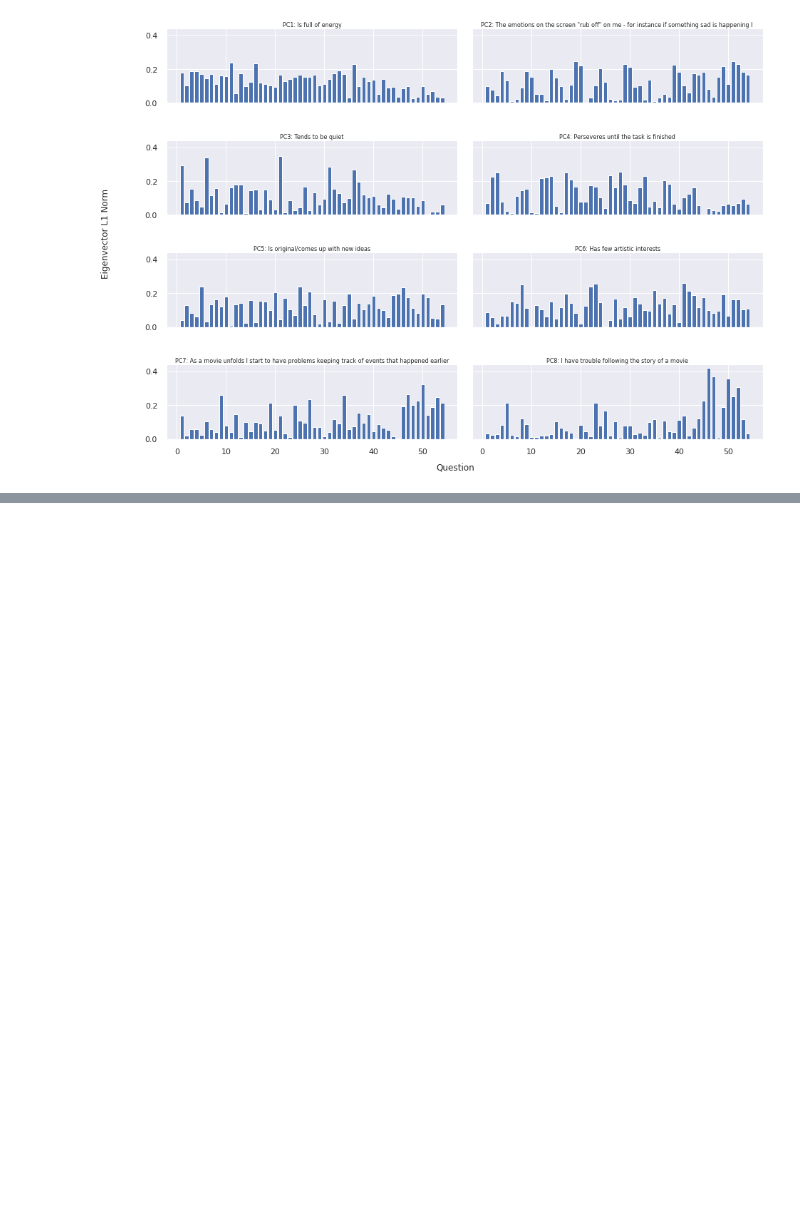
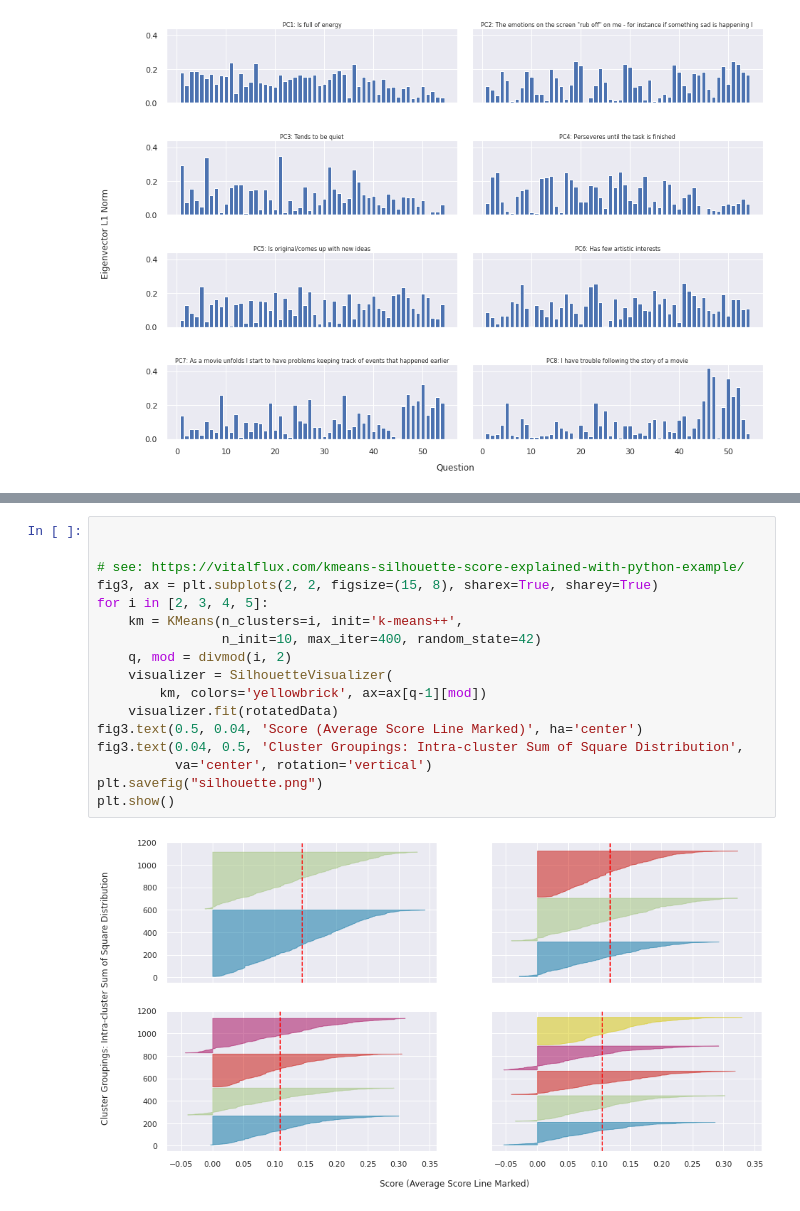
Before and after one commit to gcalbertini/movies, a Jupyter notebook: project3.ipynb, the cells around one changed output, grey strips where cells are left out. Drawn from its saved outputs; the diff is of its cells as text; blank space fills up the shorter version.

```diff
--- a/project3.ipynb
+++ b/project3.ipynb
@@ -146,0 +179,19 @@ plt.show()
+# %%
+
+
+# see: https://vitalflux.com/kmeans-silhouette-score-explained-with-python-example/
+fig3, ax = plt.subplots(2, 2, figsize=(15, 8), sharex=True, sharey=True)
+for i in [2, 3, 4, 5]:
+    km = KMeans(n_clusters=i, init='k-means++',
+                n_init=10, max_iter=400, random_state=42)
+    q, mod = divmod(i, 2)
+    visualizer = SilhouetteVisualizer(
+        km, colors='yellowbrick', ax=ax[q-1][mod])
+    visualizer.fit(rotatedData)
+fig3.text(0.5, 0.04, 'Score (Average Score Line Marked)', ha='center')
+fig3.text(0.04, 0.5, 'Cluster Groupings: Intra-cluster Sum of Square Distribution',
+          va='center', rotation='vertical')
+plt.savefig("silhouette.png")
+plt.show()
+# %% [output]
+[figure, added]
```
Also changed, not shown: parts of 14 cells of this notebook, 6 other files.
